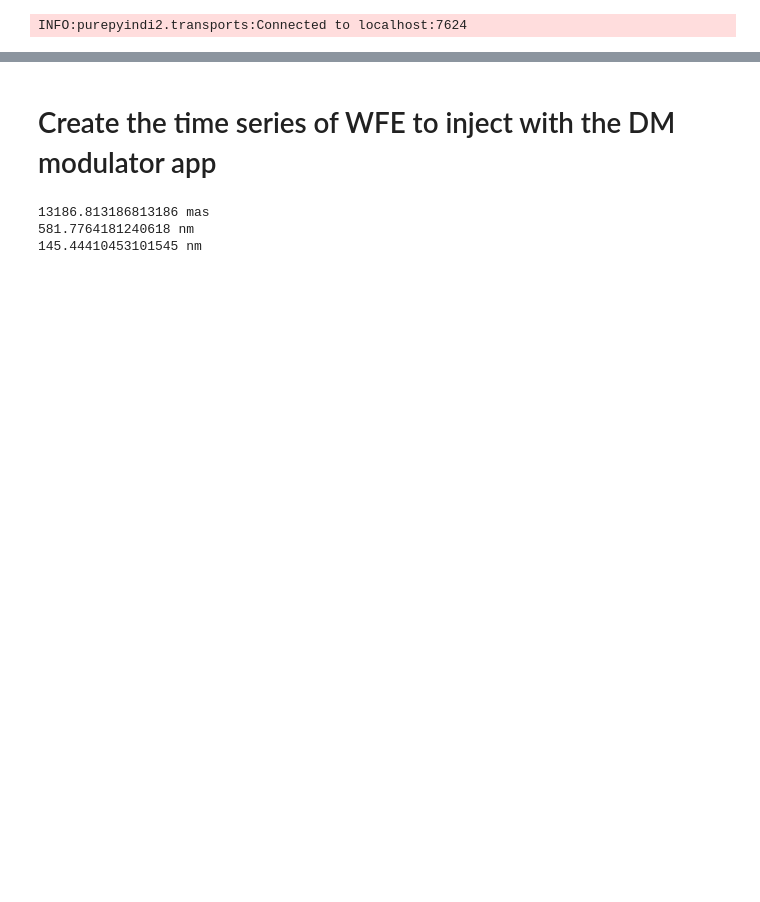
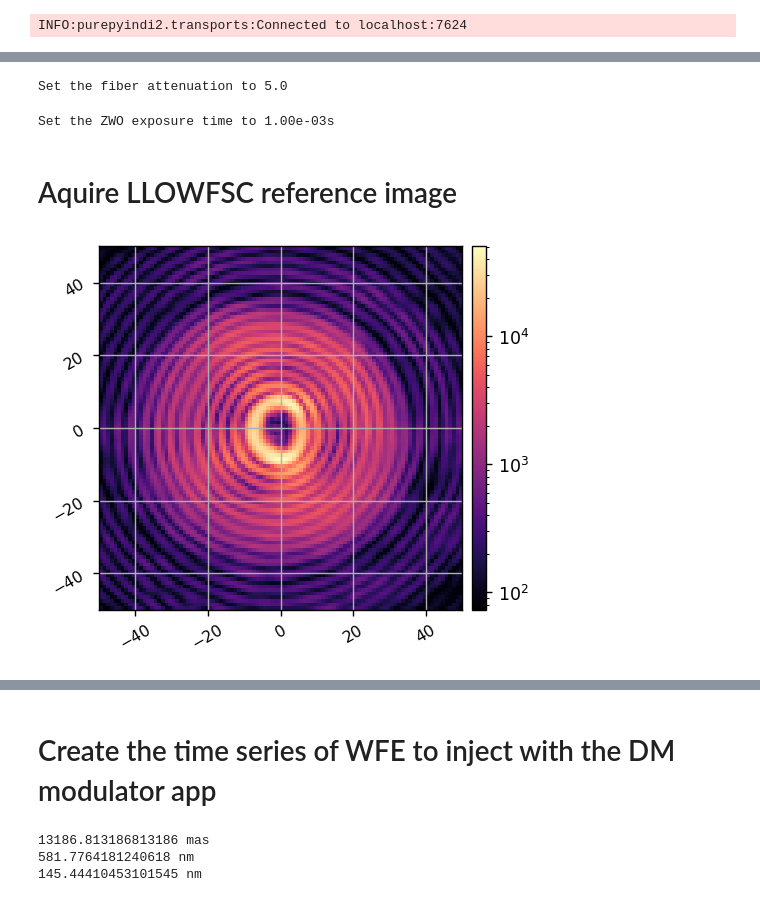
Before and after one commit to uasal/scoob-interface, a Jupyter notebook: notebooks/scoobi_demo_llowfsc.ipynb, the cells around one changed output, grey strips where cells are left out. Cells and saved outputs as stored; diff of their text form; code cells hidden in the pictures; blank space fills up the shorter version.

Commit message:
actually tried the first demonstration of LLOWFSC with 20 zernike modes

```diff
--- a/notebooks/scoobi_demo_llowfsc.ipynb
+++ b/notebooks/scoobi_demo_llowfsc.ipynb
@@ -57,0 +46,31 @@ I.zero_dm()
+# %%
+reload(scoobi)
+I = scoobi.SCOOBI(scicam_channel='camsci', locam_channel='nsvcam', dm_channel='dm00disp05')
+# %%
+I.set_fib_atten(5, client)
+# %% [output]
+Set the fiber attenuation to 5.0
+# %%
+I.set_zwo_exp_time(0.001, client0)
+# %% [output]
+Set the ZWO exposure time to 1.00e-03s
+# %% [markdown]
+# Aquire LLOWFSC reference image
+# %%
+I.x_shift_locam = 8
+I.y_shift_locam = 2
+I.Nframes_locam = 10
+
+I.att_ref = 5
+I.texp_locam_ref = 0.003
+I.gain_locam_ref = 1
+
+I.att = 5
+I.texp_locam = 0.003
+I.gain_locam = 1
+I.return_ni_locam = True
+
+ref_im = I.stack_locam()
+imshow1(ref_im, grid=True, pxscl=1, lognorm=True)
+# %% [output]
+[figure, added]
```
Also changed, not shown: parts of 34 cells of this notebook, 1 other file.
